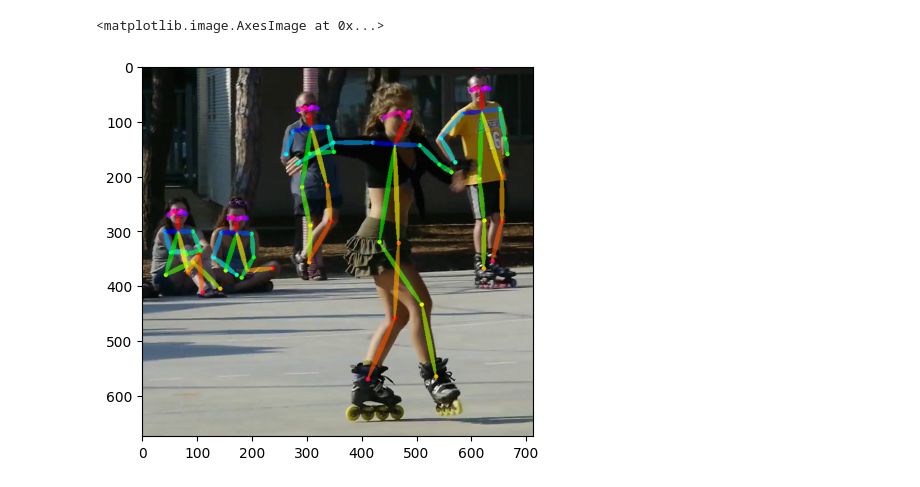
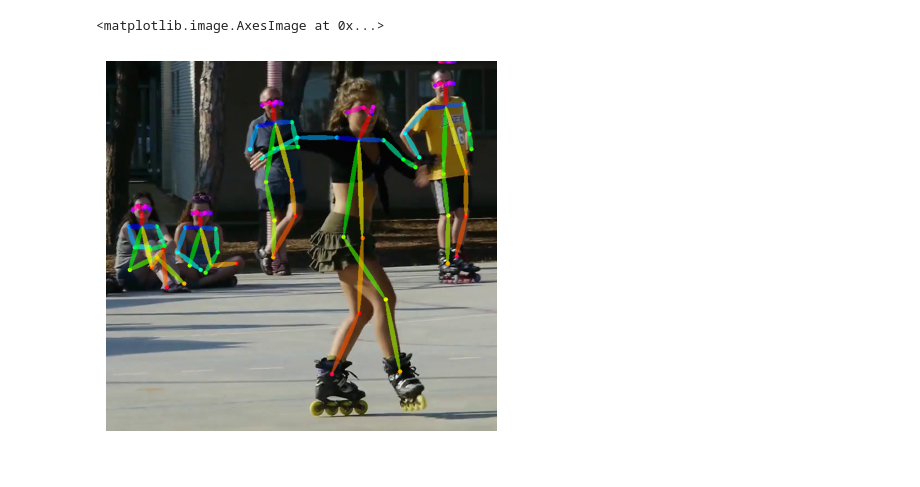
Before and after one commit to BobYue-01/dance-process, a Jupyter notebook: notebook/test.ipynb, the cells around one changed output. Cells and saved outputs as stored; diff of their text form; code cells hidden in the pictures.

```diff
--- a/notebook/test.ipynb
+++ b/notebook/test.ipynb
@@ -16,19 +16,20 @@ import matplotlib.pyplot as plt
 # %%
 body_estimation = Body('../pytorch-openpose/model/body_pose_model.pth')
 hand_estimation = Hand('../pytorch-openpose/model/hand_pose_model.pth')
 
 test_image = '../pytorch-openpose/images/ski.jpg'
 oriImg = cv2.imread(test_image) # B,G,R order
 
 # analyze the body pose of the image
 candidate, subset = body_estimation(oriImg)
 canvas = copy.deepcopy(oriImg)
 
 # draw the body pose
 canvas = util.draw_bodypose(oriImg, candidate, subset)
 
 # show the image in the notebook
-plt.imshow(canvas[:, :, [2, 1, 0]])
+plt.axis('off')
+plt.imshow(canvas[:, :, [2, 1, 0]]) # BGR to RGB
 # %% [output]
 <matplotlib.image.AxesImage at 0x...>
-[figure, old version]
+[figure, new version]
```
Also changed, not shown: parts of 2 cells of this notebook.
